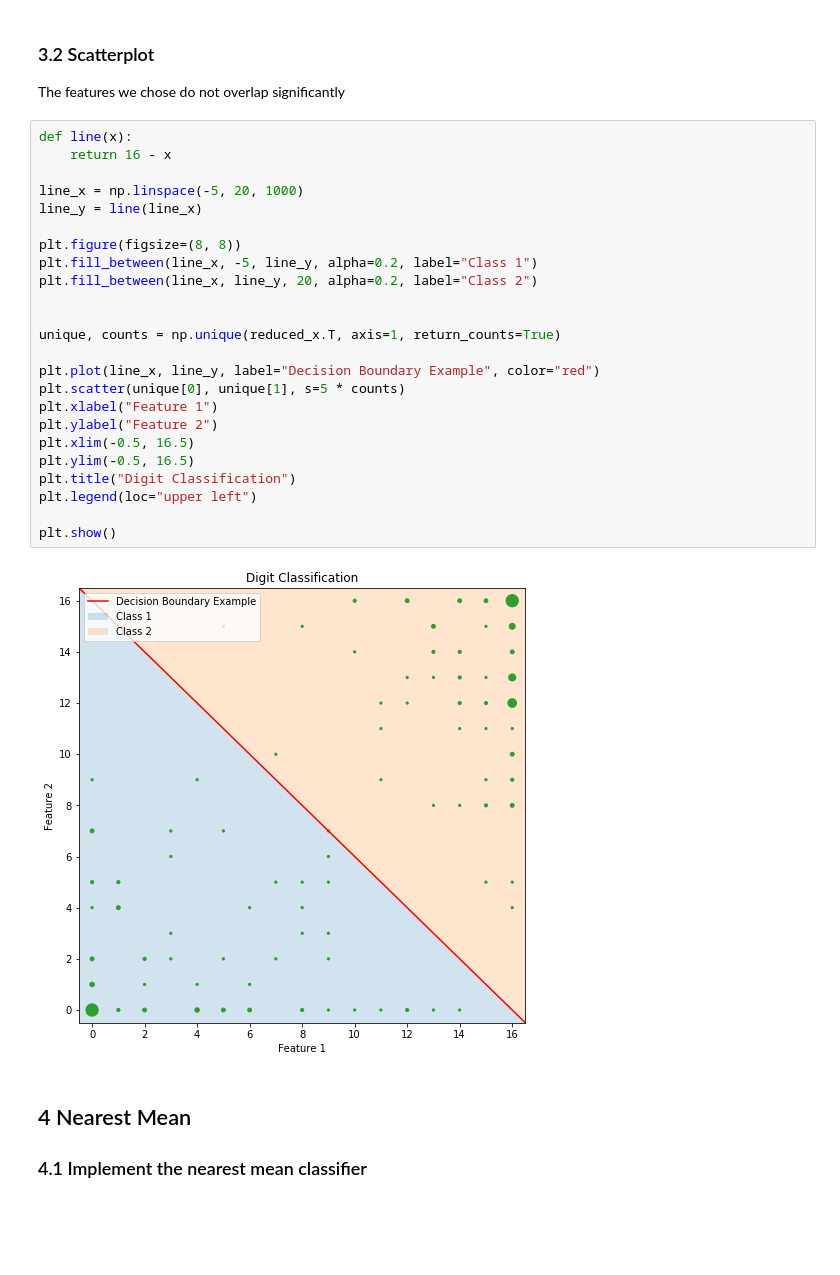
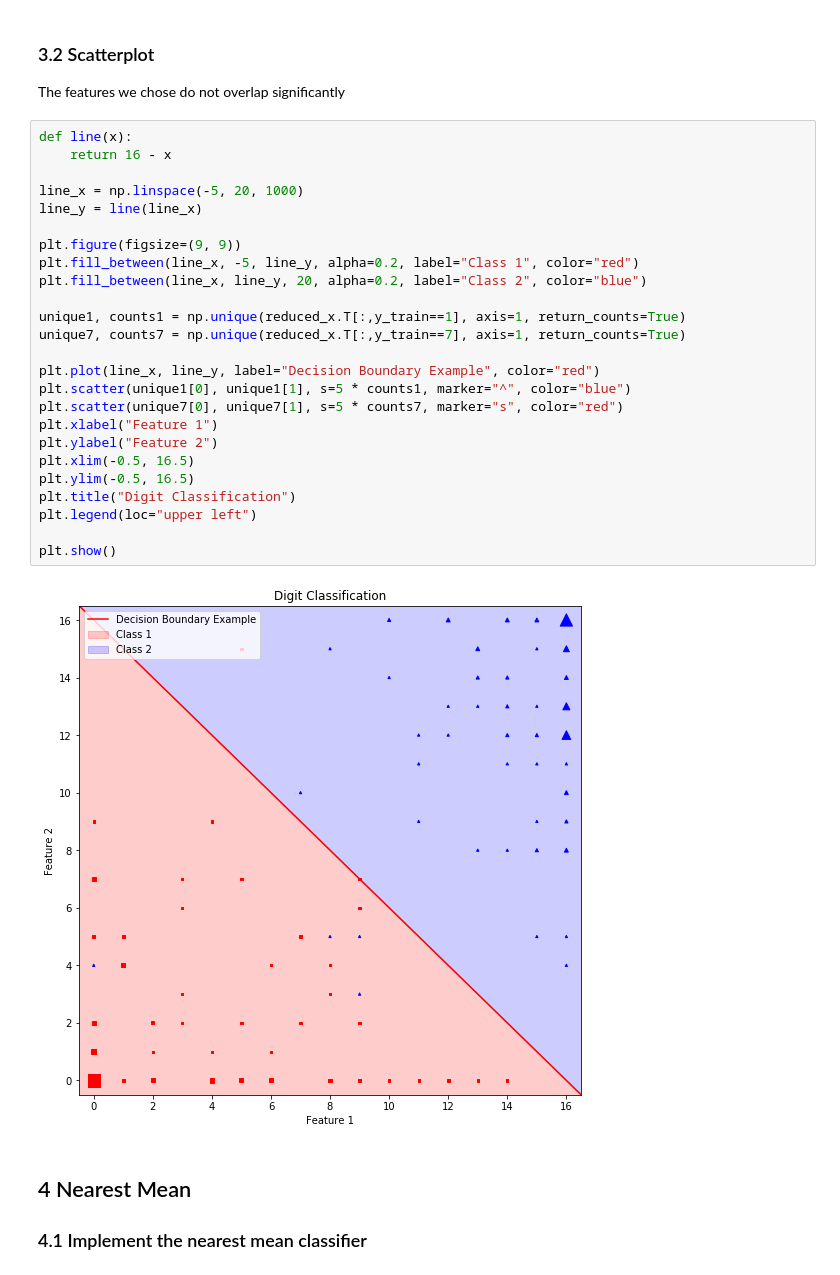
Before and after one commit to LarsKue/FML, a Jupyter notebook: ex02/qda-lda.ipynb, the cells around one changed output. Drawn from its saved outputs; the diff is of its cells as text; blank space fills up the shorter version.

```diff
--- a/ex02/qda-lda.ipynb
+++ b/ex02/qda-lda.ipynb
@@ -116,29 +116,30 @@ The features we chose do not overlap significantly
 # %%
 def line(x):
     return 16 - x
 
 line_x = np.linspace(-5, 20, 1000)
 line_y = line(line_x)
 
-plt.figure(figsize=(8, 8))
-plt.fill_between(line_x, -5, line_y, alpha=0.2, label="Class 1")
-plt.fill_between(line_x, line_y, 20, alpha=0.2, label="Class 2")
+plt.figure(figsize=(9, 9))
+plt.fill_between(line_x, -5, line_y, alpha=0.2, label="Class 1", color="red")
+plt.fill_between(line_x, line_y, 20, alpha=0.2, label="Class 2", color="blue")
 
-
-unique, counts = np.unique(reduced_x.T, axis=1, return_counts=True)
+unique1, counts1 = np.unique(reduced_x.T[:,y_train==1], axis=1, return_counts=True)
+unique7, counts7 = np.unique(reduced_x.T[:,y_train==7], axis=1, return_counts=True)
 
 plt.plot(line_x, line_y, label="Decision Boundary Example", color="red")
-plt.scatter(unique[0], unique[1], s=5 * counts)
+plt.scatter(unique1[0], unique1[1], s=5 * counts1, marker="^", color="blue")
+plt.scatter(unique7[0], unique7[1], s=5 * counts7, marker="s", color="red")
 plt.xlabel("Feature 1")
 plt.ylabel("Feature 2")
 plt.xlim(-0.5, 16.5)
 plt.ylim(-0.5, 16.5)
 plt.title("Digit Classification")
 plt.legend(loc="upper left")
 
 plt.show()
 # %% [output]
-[figure, old version]
+[figure, new version]
 # %% [markdown]
 ## 4 Nearest Mean
 ### 4.1 Implement the nearest mean classifier
```
Also changed, not shown: parts of 12 cells of this notebook.
